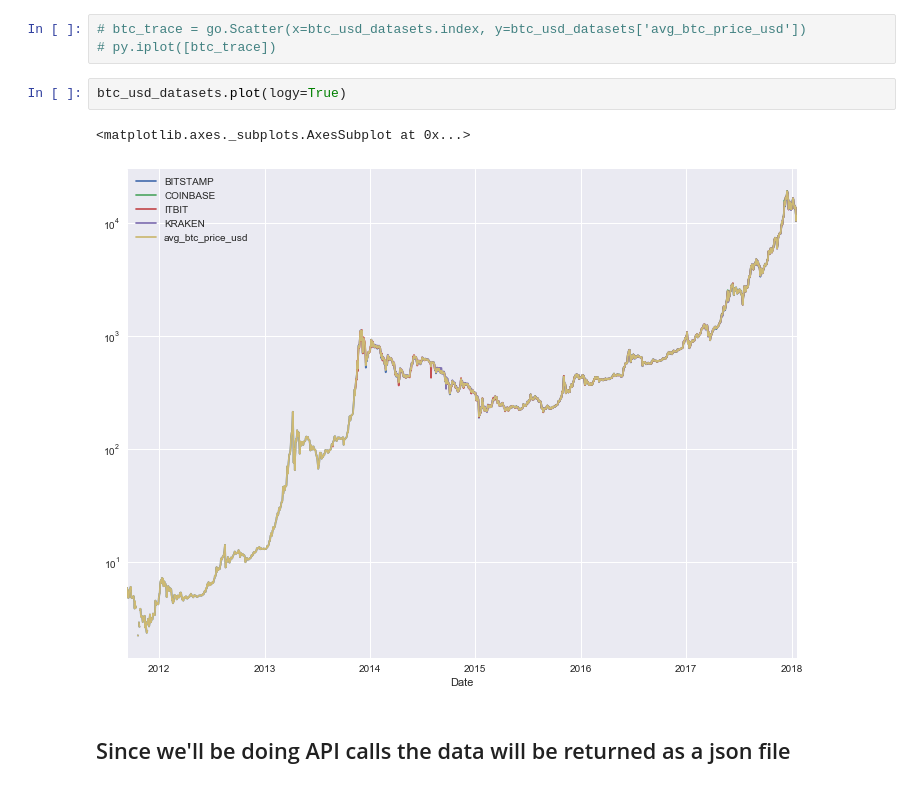
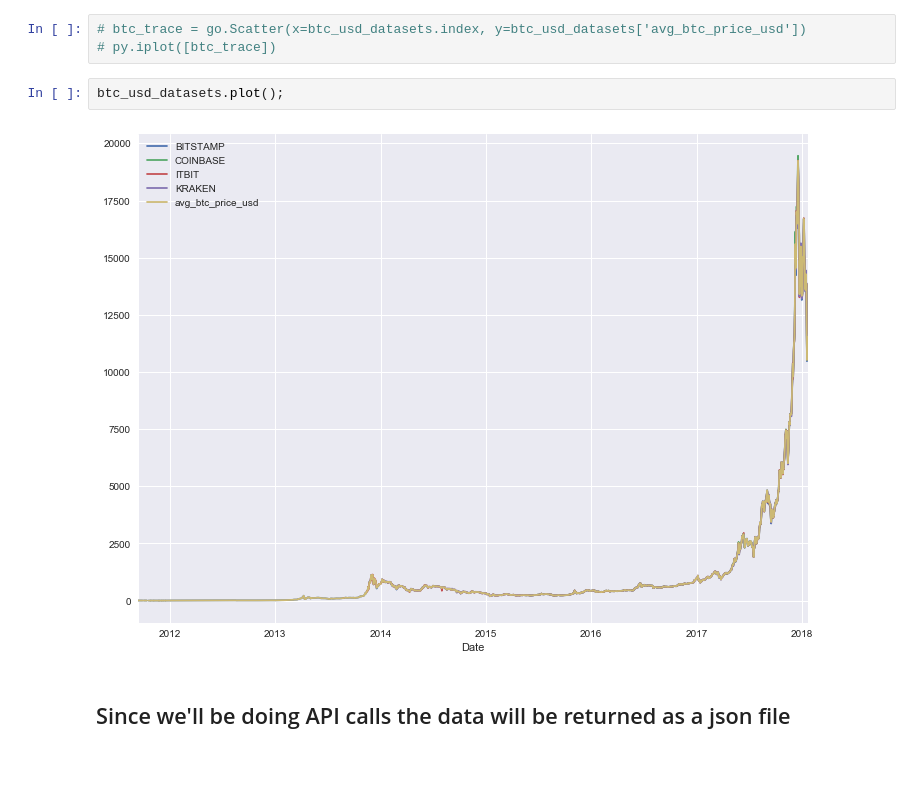
Before and after one commit to eliekawerk/trading, a Jupyter notebook: Cryptocurrency_Analysis_Intro.ipynb, the cells around one changed output. Drawn from its saved outputs; the diff is of its cells as text.

```diff
--- a/Cryptocurrency_Analysis_Intro.ipynb
+++ b/Cryptocurrency_Analysis_Intro.ipynb
@@ -176,10 +176,9 @@ btc_usd_datasets['avg_btc_price_usd'] = btc_usd_datasets.mean(axis=1)
 # btc_trace = go.Scatter(x=btc_usd_datasets.index, y=btc_usd_datasets['avg_btc_price_usd'])
 # py.iplot([btc_trace])
 # %%
-btc_usd_datasets.plot(logy=True)
+btc_usd_datasets.plot();
 # %% [output]
-<matplotlib.axes._subplots.AxesSubplot at 0x...>
-[figure, old version]
+[figure, new version]
 # %% [markdown]
 ## Since we'll be doing API calls the data will be returned as a json file
 # %% [markdown]
```
Also changed, not shown: parts of 1 cell of this notebook, 1 other file.
